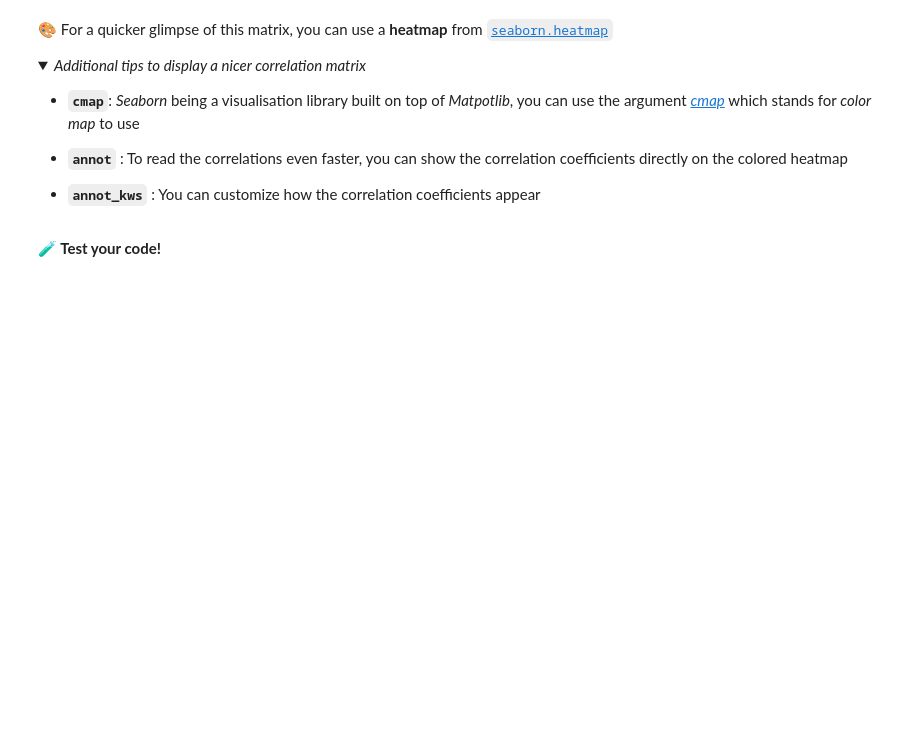
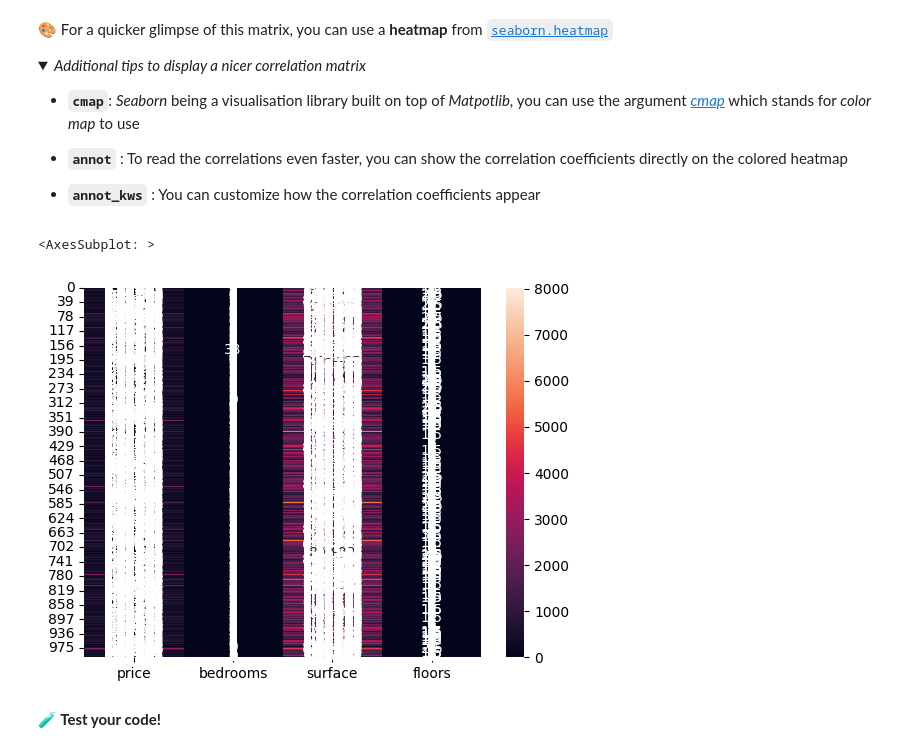
Before and after one commit to antoinelugol/data-real-estate-advanced-estimator, a Jupyter notebook: 02-real_estate_advanced_estimator.ipynb, the cells around one changed output. Drawn from its saved outputs; the diff is of its cells as text; code cells hidden in the pictures; folded sections open; blank space fills up the shorter version.

```diff
--- a/02-real_estate_advanced_estimator.ipynb
+++ b/02-real_estate_advanced_estimator.ipynb
@@ -102,3 +131,8 @@ $$ \large  \rho(X,Y) = \frac{cov(X,Y)}{\sigma_X \sigma_Y} \in [0;1]$$
+# %%
+sns.heatmap(flats, annot=True)
+# %% [output]
+<AxesSubplot: >
+[figure, added]
 # %% [markdown]
 **🧪 Test your code!**
 # %%
```
Also changed, not shown: parts of 9 cells of this notebook.
